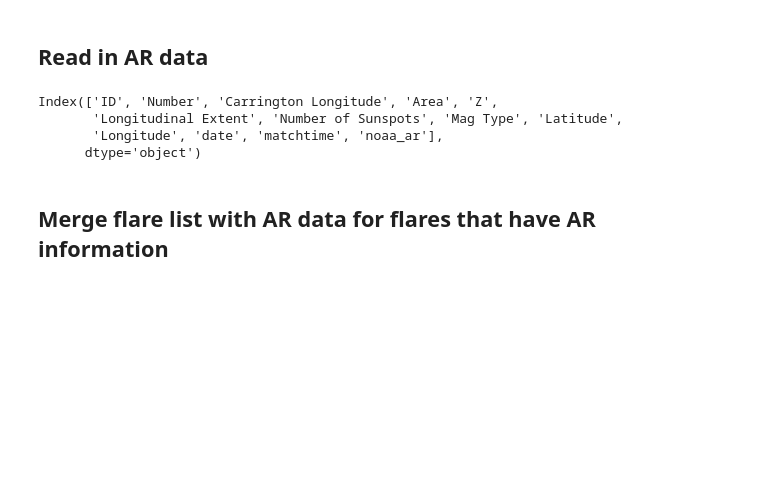
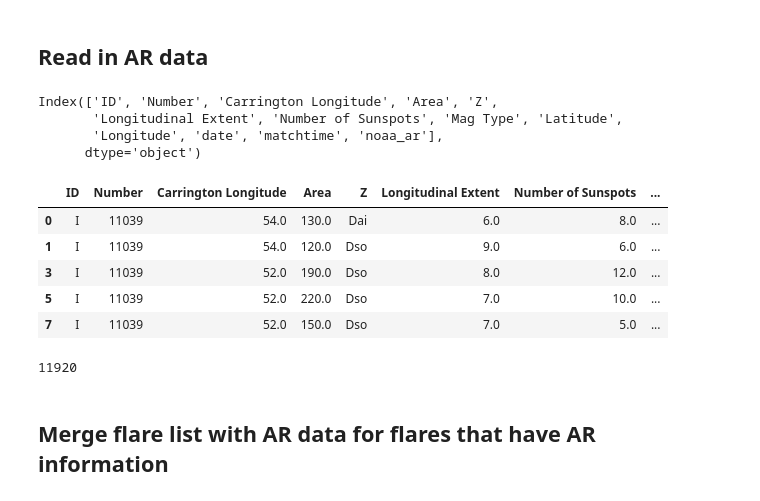
Before and after one commit to hayesla/flare_forecast_proj, a Jupyter notebook: prelim_analysis/Overview_of_data.ipynb, the cells around one changed output. Saved outputs shown, nothing was run; the diff lists cells and outputs as text; code cells hidden in the pictures; blank space fills up the shorter version.

```diff
--- a/prelim_analysis/Overview_of_data.ipynb
+++ b/prelim_analysis/Overview_of_data.ipynb
@@ -107,6 +107,19 @@ Index(['ID', 'Number', 'Carrington Longitude', 'Area', 'Z',
        'Longitudinal Extent', 'Number of Sunspots', 'Mag Type', 'Latitude',
        'Longitude', 'date', 'matchtime', 'noaa_ar'],
       dtype='object')
+# %%
+ar_data.head()
+# %% [output]
+|  | ID | Number | Carrington Longitude | Area | Z | Longitudinal Extent | Number of Sunspots | ... |
+| 0 | I | 11039 | 54.0 | 130.0 | Dai | 6.0 | 8.0 | ... |
+| 1 | I | 11039 | 54.0 | 120.0 | Dso | 9.0 | 6.0 | ... |
+| 3 | I | 11039 | 52.0 | 190.0 | Dso | 8.0 | 12.0 | ... |
+| 5 | I | 11039 | 52.0 | 220.0 | Dso | 7.0 | 10.0 | ... |
+| 7 | I | 11039 | 52.0 | 150.0 | Dso | 7.0 | 5.0 | ... |
+# %%
+len(ar_data)
+# %% [output]
+11920
 # %% [markdown]
 ## Merge flare list with AR data for flares that have AR information
 # %%
```
Also changed, not shown: parts of 11 cells of this notebook, 2 other files.
